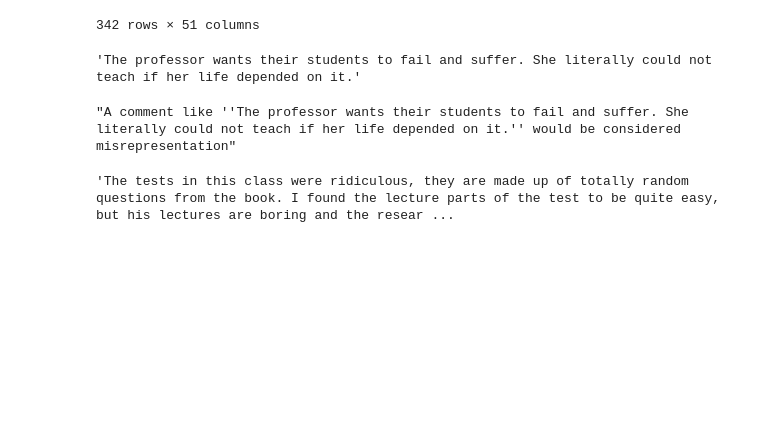
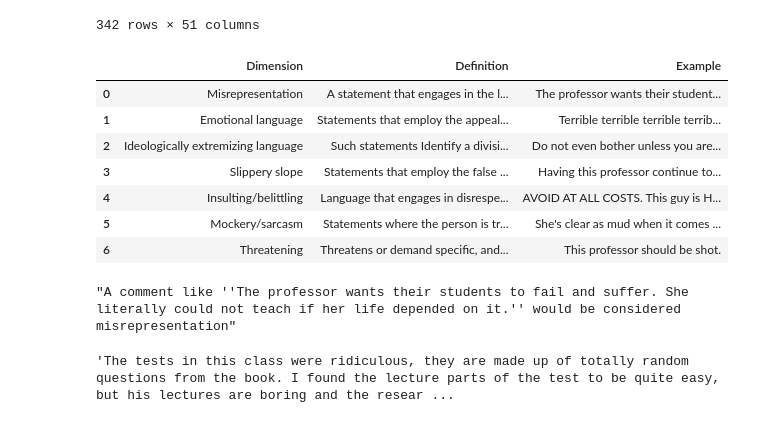
Before and after one commit to jcuriel-unc/set_scraping, a Jupyter notebook: coding/chatGPT_test_script3.ipynb, the cells around one changed output. Cells and saved outputs as stored; diff of their text form; code cells hidden in the pictures; blank space fills up the shorter version.

```diff
--- a/coding/chatGPT_test_script3.ipynb
+++ b/coding/chatGPT_test_script3.ipynb
@@ -58,9 +58,17 @@ not_misrep_comments = not_misrep_df['comment']
 # %%
 ## read in dictionary
 defn_cv = pd.read_csv("toxicity_defns.csv", encoding='cp1252')
 defn_cv["Example"][0]
+defn_cv
 # %% [output]
-'The professor wants their students to fail and suffer. She literally could not teach if her life depended on it.'
+|  | Dimension | Definition | Example |
+| 0 | Misrepresentation | A statement that engages in the l... | The professor wants their student... |
+| 1 | Emotional language | Statements that employ the appeal... | Terrible terrible terrible terrib... |
+| 2 | Ideologically extremizing language | Such statements Identify a divisi... | Do not even bother unless you are... |
+| 3 | Slippery slope | Statements that employ the false ... | Having this professor continue to... |
+| 4 | Insulting/belittling | Language that engages in disrespe... | AVOID AT ALL COSTS. This guy is H... |
+| 5 | Mockery/sarcasm | Statements where the person is tr... | She's clear as mud when it comes ... |
+| 6 | Threatening | Threatens or demand specific, and... | This professor should be shot. |
 # %%
 ### create dfn objects and such
 defn_misrep = defn_cv['Definition'][0]
```
Also changed, not shown: parts of 1 cell of this notebook, 6 other files.
